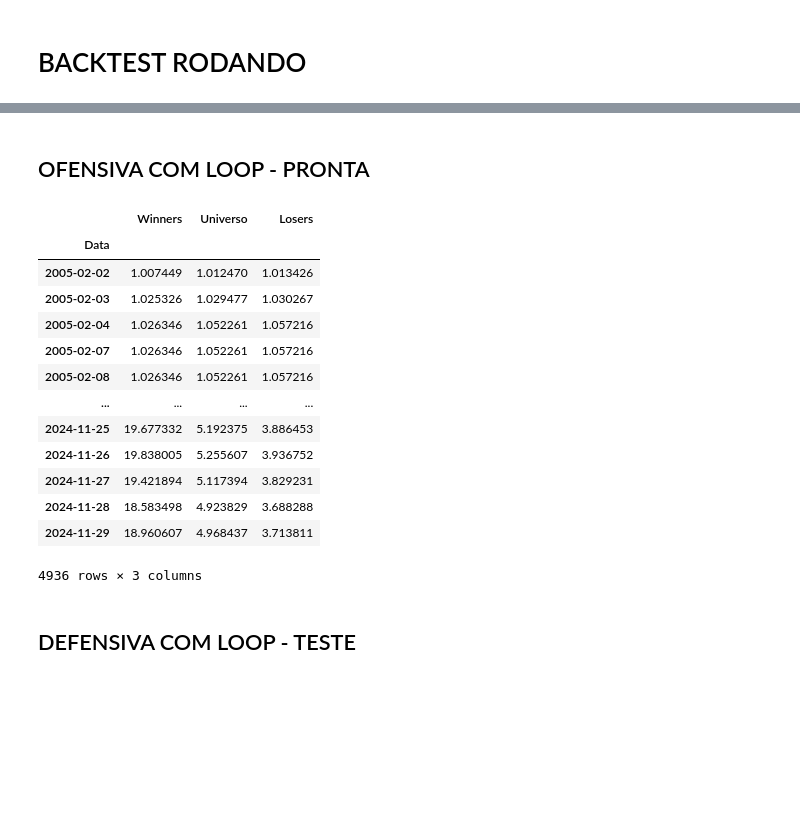
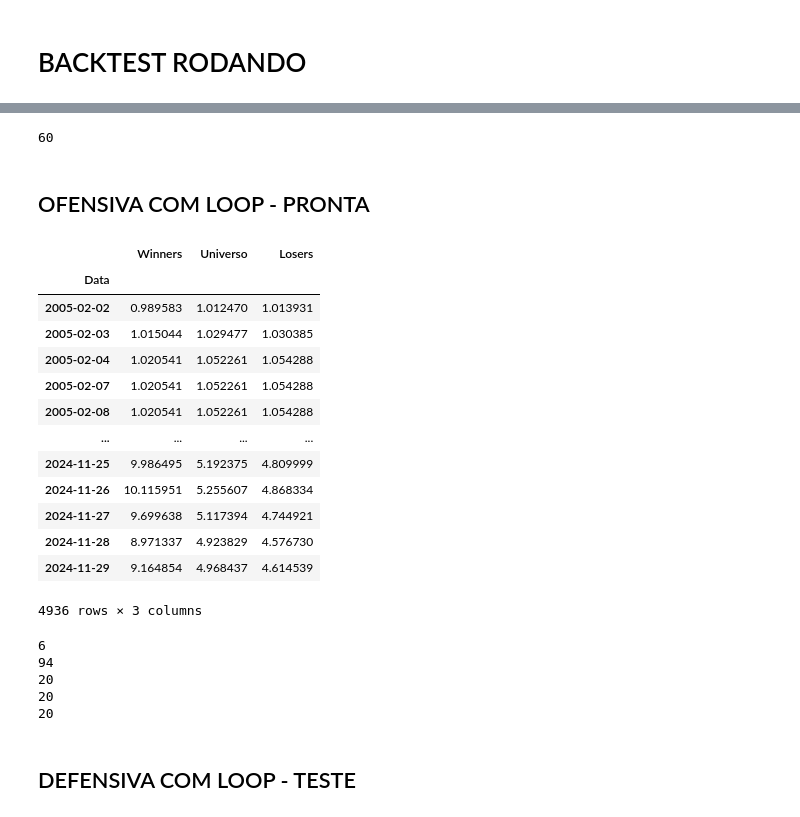
Before and after one commit to fefebiru/IQF-Grupo2, a Jupyter notebook: teste1_copy.ipynb, the cells around one changed output, grey strips where cells are left out. Saved outputs shown, nothing was run; the diff lists cells and outputs as text; code cells hidden in the pictures; blank space fills up the shorter version.

Commit message:
Backtest rodando com resultados justos

```diff
--- a/teste1_copy.ipynb
+++ b/teste1_copy.ipynb
@@ -362,3 +369,7 @@ print(len(backtest_universe_ret))
+# %%
+print(cont)
+# %% [output]
+60
 # %% [markdown]
 ## OFENSIVA COM LOOP - PRONTA
 # %%
@@ -425,7 +436,7 @@ while True:
 
         # momentum_20_pc = momentum[momentum['momentum'] >= momentum_20_pc]
 
-        momentum_20_pc = momentum.ticker[:int(len(momentum) * 0.4)]
+        momentum_20_pc = momentum.ticker[:int(len(momentum) * 0.3)]
         acoes_20_momentum = momentum_20_pc.tolist()
 
         low_size_date_analysis = initial_date - pd.DateOffset(months=lookback_low_size)
@@ -452,7 +463,7 @@ while True:
         # limite_winners = low_size_novo.low_size.quantile(0.40)
 
         # book_winners_ofensiva = low_size_novo[low_size_novo['low_size'] <= limite_winners]
-        book_winners_ofensiva = low_size_novo.ticker[:int(len(low_size_novo) * 0.4)]
+        book_winners_ofensiva = low_size_novo.ticker[:int(len(low_size_novo) * 0.2)]
         book_winners_ofensiva = book_winners_ofensiva.tolist()
 
         book_loosers_ofensiva = [coluna for coluna in closing_price.columns if coluna not in book_winners_ofensiva and coluna in ibx_tickers]
@@ -473,45 +484,57 @@ while True:
         backtest_ofensiva_l_ret = backtest_ofensiva_l['Retorno'][1:]
 
         # Universo (opcional: você pode manter o universo como todos os tickers do IBX)
         backtest_universe = closing_price[(closing_price.index >= initial_date) & (closing_price.index < rebal)]
         backtest_universe = backtest_universe[ibx_tickers].pct_change().replace(np.nan,0)
         backtest_universe['Retorno'] = backtest_universe.mean(axis=1)
         backtest_universe_ret = backtest_universe['Retorno'][1:]
 
         # ----------------------------------------------------------------
 
         # retorno
         retorno_rebal = pd.DataFrame({
             'Winners': backtest_ofensiva_w_ret,
             'Universo': backtest_universe_ret,
             'Losers': backtest_ofensiva_l_ret,
         })
 
 
         returns = pd.concat([returns, retorno_rebal], ignore_index=False)
 
         initial_date = initial_date + pd.DateOffset(months=rebal_time)
     else:
         break
 
 returns = returns.add(1).cumprod()
 
 returns
 # %% [output]
 |  | Winners | Universo | Losers |
 | Data |  |  |  |
-| 2005-02-02 | 1.007449 | 1.012470 | 1.013426 |
-| 2005-02-03 | 1.025326 | 1.029477 | 1.030267 |
-| 2005-02-04 | 1.026346 | 1.052261 | 1.057216 |
-| 2005-02-07 | 1.026346 | 1.052261 | 1.057216 |
-| 2005-02-08 | 1.026346 | 1.052261 | 1.057216 |
+| 2005-02-02 | 0.989583 | 1.012470 | 1.013931 |
+| 2005-02-03 | 1.015044 | 1.029477 | 1.030385 |
+| 2005-02-04 | 1.020541 | 1.052261 | 1.054288 |
+| 2005-02-07 | 1.020541 | 1.052261 | 1.054288 |
+| 2005-02-08 | 1.020541 | 1.052261 | 1.054288 |
 | ... | ... | ... | ... |
-| 2024-11-25 | 19.677332 | 5.192375 | 3.886453 |
-| 2024-11-26 | 19.838005 | 5.255607 | 3.936752 |
-| 2024-11-27 | 19.421894 | 5.117394 | 3.829231 |
-| 2024-11-28 | 18.583498 | 4.923829 | 3.688288 |
-| 2024-11-29 | 18.960607 | 4.968437 | 3.713811 |
+| 2024-11-25 | 9.986495 | 5.192375 | 4.809999 |
+| 2024-11-26 | 10.115951 | 5.255607 | 4.868334 |
+| 2024-11-27 | 9.699638 | 5.117394 | 4.744921 |
+| 2024-11-28 | 8.971337 | 4.923829 | 4.576730 |
+| 2024-11-29 | 9.164854 | 4.968437 | 4.614539 |
 4936 rows × 3 columns
+# %%
+print(len(book_winners_ofensiva))
+print(len(book_loosers_ofensiva))
+print(len(backtest_winners_ret))
+print(len(backtest_loosers_ret))
+print(len(backtest_universe_ret))
+# %% [output]
+6
+94
+20
+20
+20
 # %% [markdown]
 ## DEFENSIVA COM LOOP - TESTE
 # %%
```
Also changed, not shown: parts of 9 cells of this notebook.
